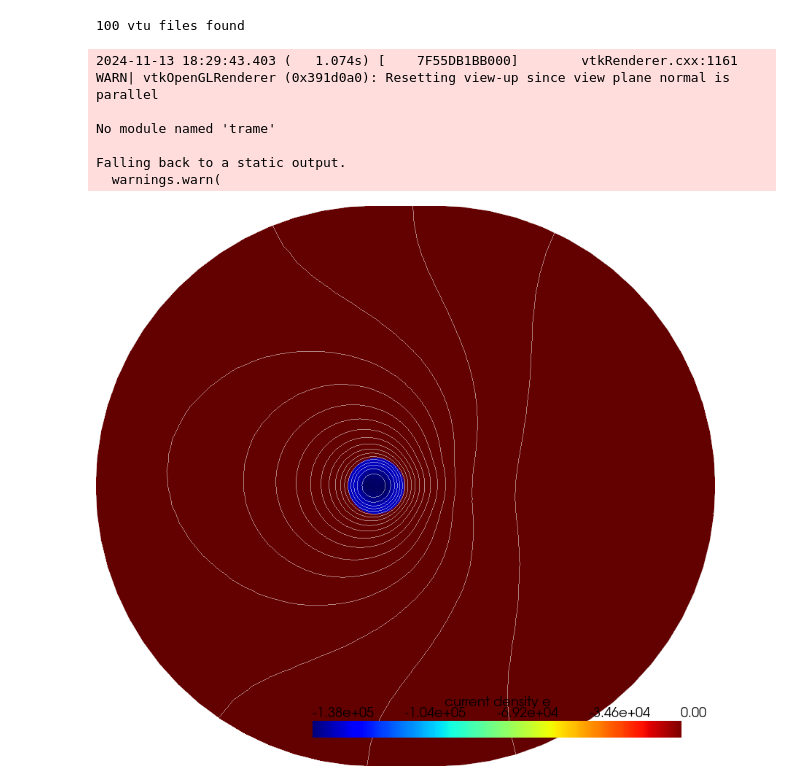
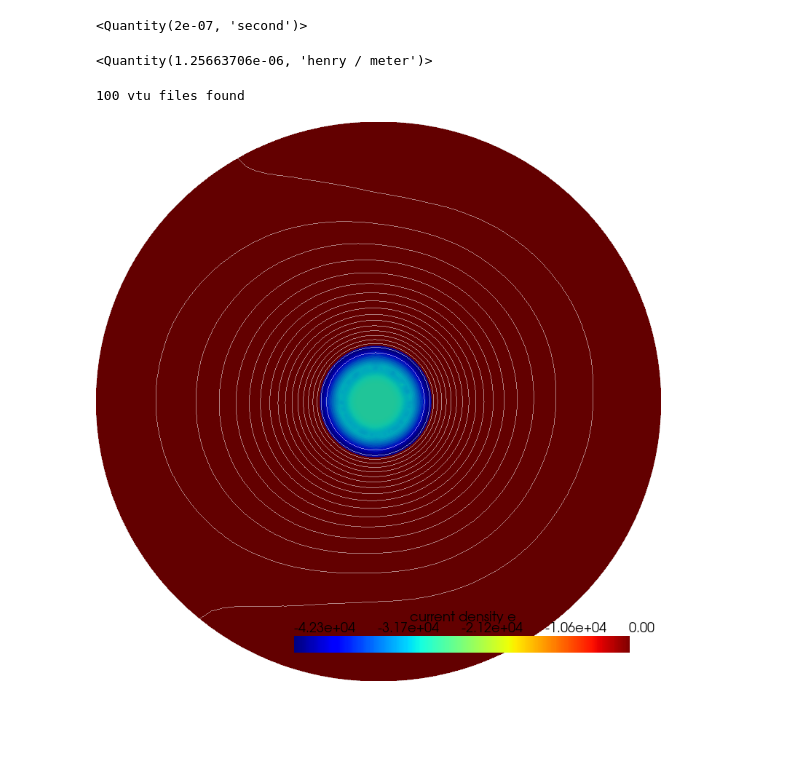
Before and after one commit to mjfwest/elmer-elmag, a Jupyter notebook: 2_wires/Investigation.ipynb, the cells around one changed output. Saved outputs shown, nothing was run; the diff lists cells and outputs as text; code cells hidden in the pictures; blank space fills up the shorter version.

```diff
--- a/2_wires/Investigation.ipynb
+++ b/2_wires/Investigation.ipynb
@@ -3,7 +6,17 @@ import pyvista as pv
 import os
 import numpy as np
 import matplotlib.pyplot as plt
+from matplotlib.ticker import EngFormatter
 import logging
+import pint
+from scipy.constants import mu_0 as _mu_0
+from scipy.special import iv, jv # Modified Bessel function of the first kind
+
+Q = pint.UnitRegistry()
+Q.setup_matplotlib()
+
+
 
 logging.basicConfig(level=logging.INFO)
 logger = logging.getLogger(__name__)
+pv.set_jupyter_backend('static')
@@ -30,3 +29,29 @@ print(pv.Report())
+# %%
+diameter = 4e-3 * Q.meter
+conductivity = 37e6 * Q.siemens / Q.meter
+resistivity = 1 / conductivity
+frequency = 50e3 * Q.Hz
+
+resistance = 1 / (conductivity * np.pi * diameter**2 / 4)
+resistance.to(Q.ohm/Q.meter)
+
+omega = (frequency * 2 * np.pi).to(Q.rad/Q.second)
+stepsPerPeriod = 100
+periods = 1
+nsteps = periods*stepsPerPeriod
+
+MU_0 = _mu_0 * Q.henry / Q.meter
+mu_r = 1
+mu = mu_r * MU_0
+
+dt = (1/(nsteps * frequency)).to(Q.second)
+dt
+# %% [output]
+<Quantity(2e-07, 'second')>
+# %%
+mu
+# %% [output]
+<Quantity(1.25663706e-06, 'henry / meter')>
 # %%
 vtu_files = [f  for f in os.listdir(os.path.join(os.curdir,'results')) if f.endswith('.vtu')]
 vtu_files.sort()
@@ -36,20 +61,14 @@ print(f'{len(vtu_files)} vtu files found')
 # %%
 mesh_t0 = pv.read(os.path.join(os.curdir,'results', vtu_files[0]))
 # %%
-p = pv.Plotter()
+p = pv.Plotter(notebook=True)
 p.add_mesh(mesh_t0, scalars="current density e", component=2, show_edges=False, cmap='jet')
 p.add_mesh(mesh_t0.contour(isosurfaces=20, scalars='a', method='contour'),color='white',point_size=1, show_edges=False, opacity=0.5)
-p.set_viewup([0,0,1])
+p.set_viewup([0,1,0])
 p.camera.zoom('tight')
 p.show()
 # %% [output]
-2024-11-13 18:29:43.403 (   1.074s) [    7F55DB1BB000]        vtkRenderer.cxx:1161  WARN| vtkOpenGLRenderer (0x391d0a0): Resetting view-up since view plane normal is parallel
-
-No module named 'trame'
-
-Falling back to a static output.
-  warnings.warn(
-[figure, old version]
+[figure, new version]
 # %%
 WIRE_1_ID = 1
 WIRE_2_ID = 2
```
Also changed, not shown: parts of 24 cells of this notebook, 12 other files.
